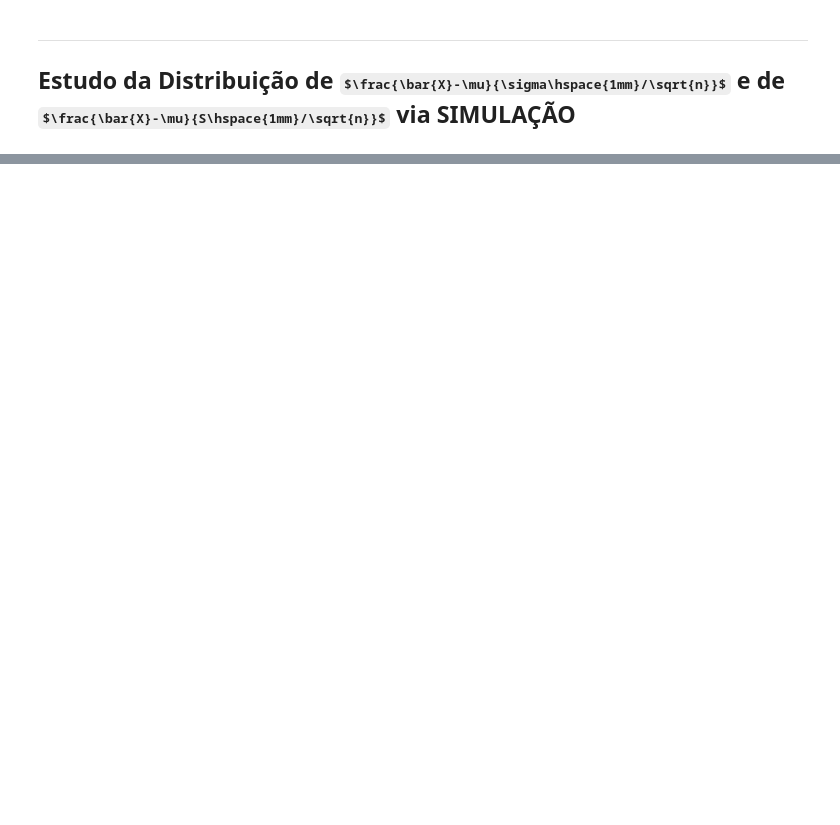
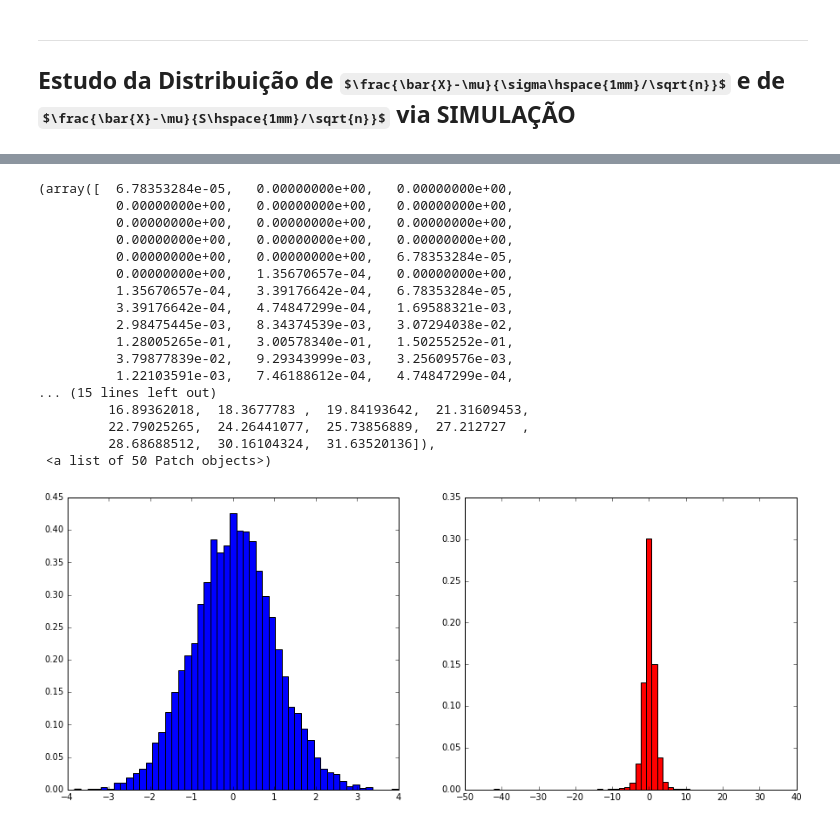
Before and after one commit to brunodratcu/CD1S17, a Jupyter notebook: APS/Projeto 3/Projeto3 Layout.ipynb, the cells around one changed output, grey strips where cells are left out. Drawn from its saved outputs; the diff is of its cells as text; code cells hidden in the pictures; some formulas as TeX source; blank space fills up the shorter version.

```diff
--- a/APS/Projeto 3/Projeto3 Layout.ipynb
+++ b/APS/Projeto 3/Projeto3 Layout.ipynb
@@ -220,11 +218,0 @@ Desvio Padrão populacional: 3.0257218308
-# %%
-for i in [4]:
-    x = np.random.choice(gamma, i)
-    media4 = np.mean(x)
-    var4 = np.var(x)
-    dp4 = var4**0.5
-
-
-    print("Media de n=4:", media4)
-    print("Variancia de n=4:", var4)
-    print("Desvio Padrão de n=4:", dp4)
@@ -252,0 +279,37 @@ for i in range (0, 10001):
+# %%
+n = 4
+zlista = []
+tlista = []
+
+for i in medias4:
+    z = (i-media)/(dp/n**0.5)
+    zlista.append(z)
+
+for j in range(10000):
+    t = (medias4[j]-media)/(dp4[j]/n**0.5)
+    tlista.append(t)
+
+fig = plt.figure(figsize=(15, 6))
+plt.subplot(121)
+plt.hist(zlista, bins = 50, normed=1, color="blue")
+plt.subplot(122)
+plt.hist(tlista, bins = 50, normed=1, color="red")
+# %% [output]
+(array([  6.78353284e-05,   0.00000000e+00,   0.00000000e+00,
+          0.00000000e+00,   0.00000000e+00,   0.00000000e+00,
+          0.00000000e+00,   0.00000000e+00,   0.00000000e+00,
+          0.00000000e+00,   0.00000000e+00,   0.00000000e+00,
+          0.00000000e+00,   0.00000000e+00,   6.78353284e-05,
+          0.00000000e+00,   1.35670657e-04,   0.00000000e+00,
+          1.35670657e-04,   3.39176642e-04,   6.78353284e-05,
+          3.39176642e-04,   4.74847299e-04,   1.69588321e-03,
+          2.98475445e-03,   8.34374539e-03,   3.07294038e-02,
+          1.28005265e-01,   3.00578340e-01,   1.50255252e-01,
+          3.79877839e-02,   9.29343999e-03,   3.25609576e-03,
+          1.22103591e-03,   7.46188612e-04,   4.74847299e-04,
+... (15 lines left out)
+         16.89362018,  18.3677783 ,  19.84193642,  21.31609453,
+         22.79025265,  24.26441077,  25.73856889,  27.212727  ,
+         28.68688512,  30.16104324,  31.63520136]),
+ <a list of 50 Patch objects>)
+[figure, added]
```
Also changed, not shown: parts of 13 cells of this notebook.
